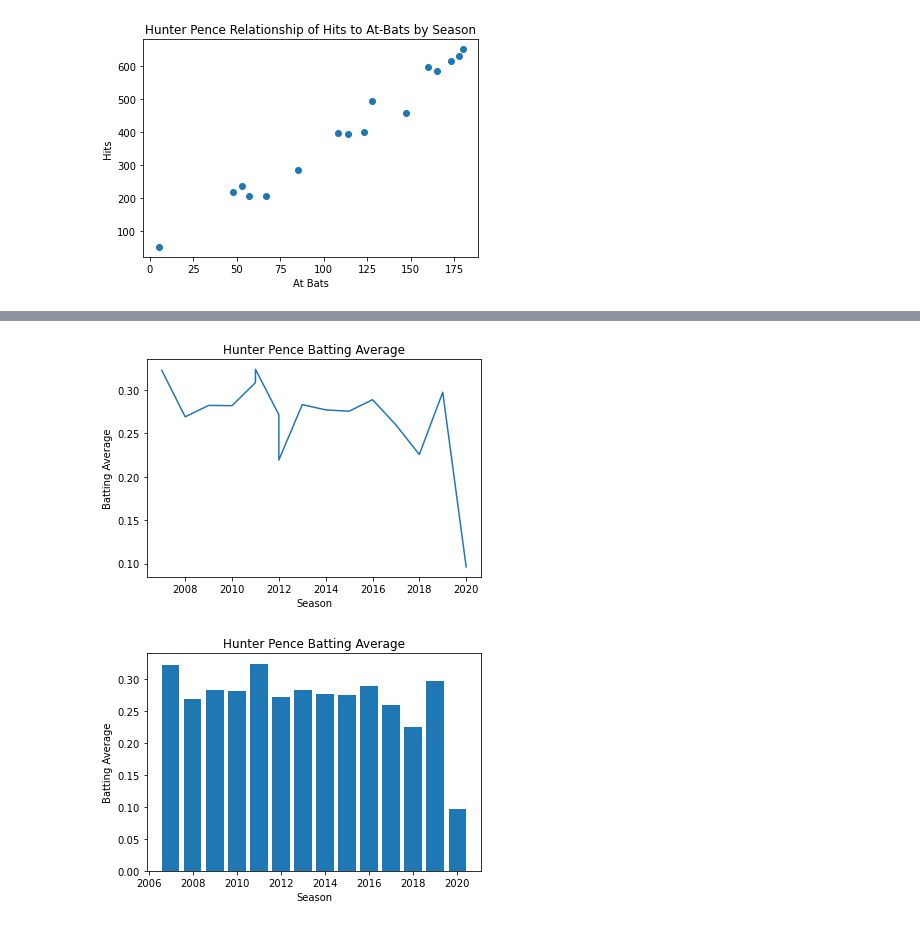
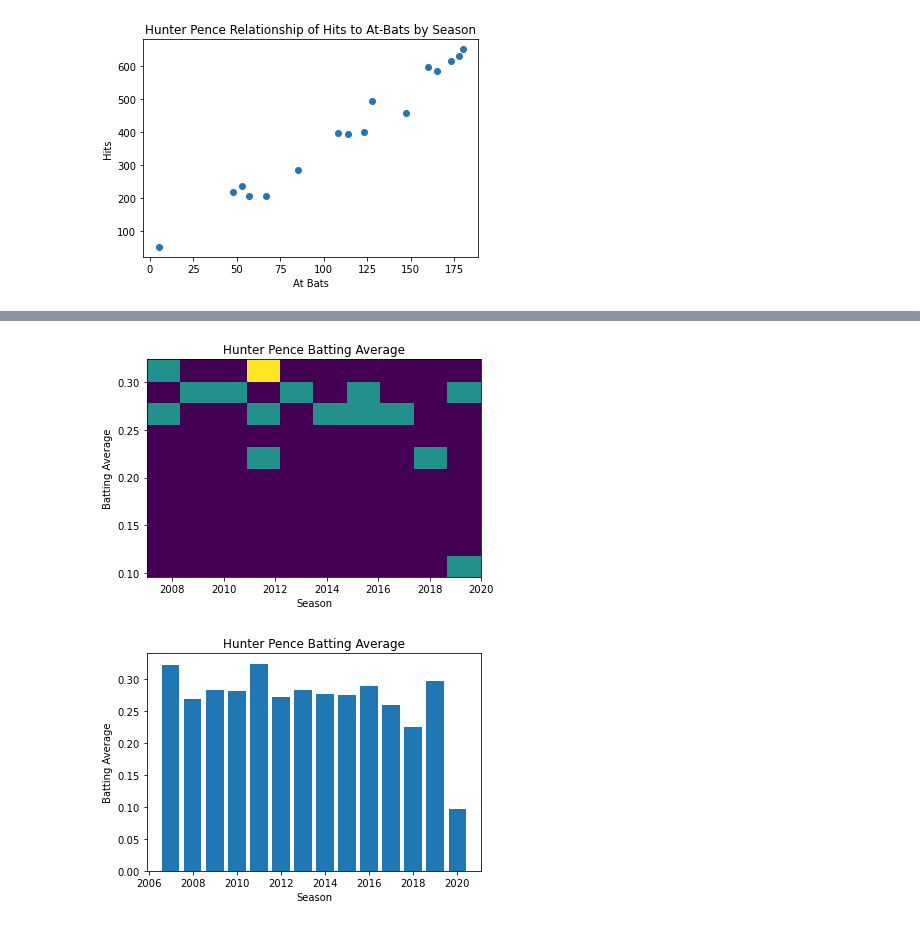
Before and after one commit to matthewjchin/baseballstats, a Jupyter notebook: Slug_Datavis.ipynb, the cells around one changed output, grey strips where cells are left out. Saved outputs shown, nothing was run; the diff lists cells and outputs as text; code cells hidden in the pictures.

```diff
--- a/Slug_Datavis.ipynb
+++ b/Slug_Datavis.ipynb
@@ -123,13 +123,13 @@ pence_xbh
 15     3
 dtype: object
 # %%
-plt.plot(pencehu_stats.yearID, (pencehu_stats.H/pencehu_stats.AB))
+plt.hist2d(pencehu_stats.yearID, (pencehu_stats.H/pencehu_stats.AB))
 plt.title("Hunter Pence Batting Average")
 plt.xlabel("Season")
 plt.ylabel("Batting Average")
 plt.show()
 # %% [output]
-[figure, old version]
+[figure, new version]
 # %%
 plt.bar(pencehu_stats.yearID, (pencehu_stats.H/pencehu_stats.AB))
 plt.title("Hunter Pence Batting Average")
```
Also changed, not shown: parts of 6 cells of this notebook.
